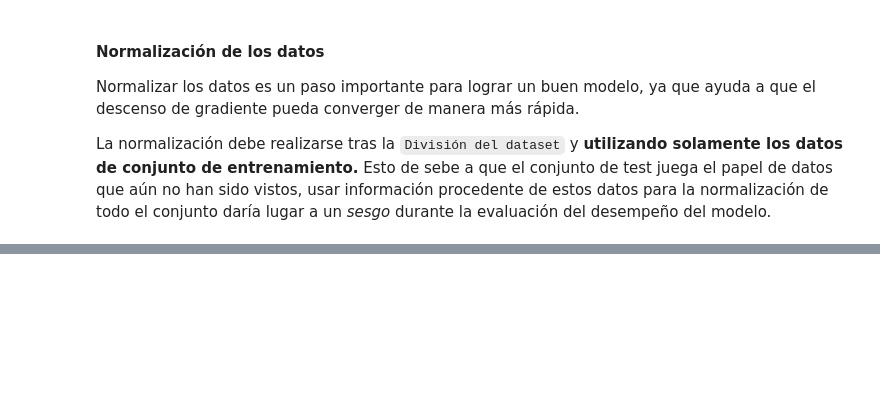
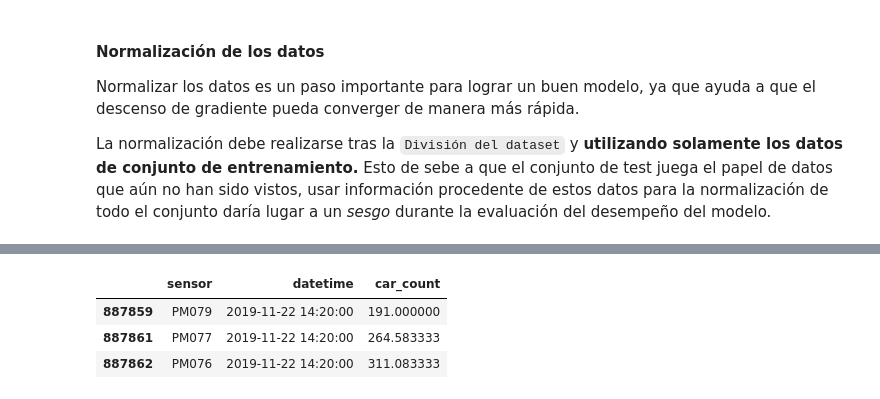
Before and after one commit to albertopmp/TFG, a Jupyter notebook: src/TrafficFlow.ipynb, the cells around one changed output, grey strips where cells are left out. Drawn from its saved outputs; the diff is of its cells as text; code cells hidden in the pictures; blank space fills up the shorter version.

```diff
--- a/src/TrafficFlow.ipynb
+++ b/src/TrafficFlow.ipynb
@@ -848,0 +854,7 @@ Name: label_PM072, dtype: float64
+# %%
+df_3.loc[df_3['car_count'] > 100]
+# %% [output]
+|  | sensor | datetime | car_count |
+| 887859 | PM079 | 2019-11-22 14:20:00 | 191.000000 |
+| 887861 | PM077 | 2019-11-22 14:20:00 | 264.583333 |
+| 887862 | PM076 | 2019-11-22 14:20:00 | 311.083333 |
```
Also changed, not shown: parts of 88 cells of this notebook, 1 other file.
